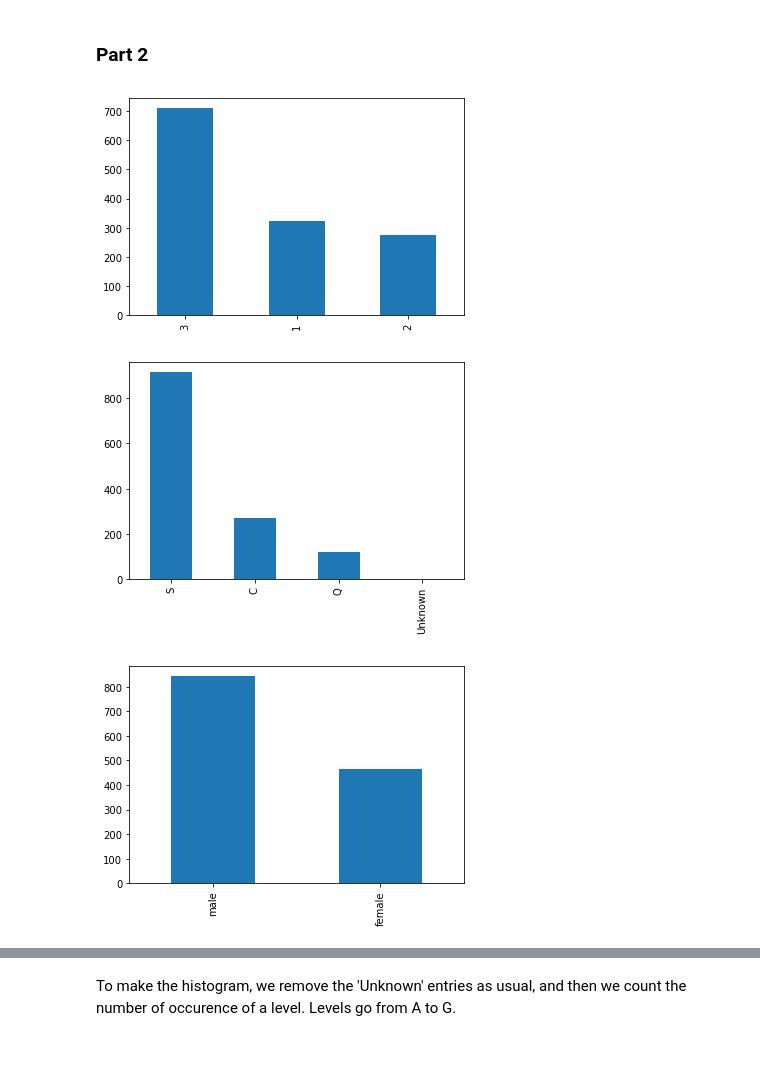
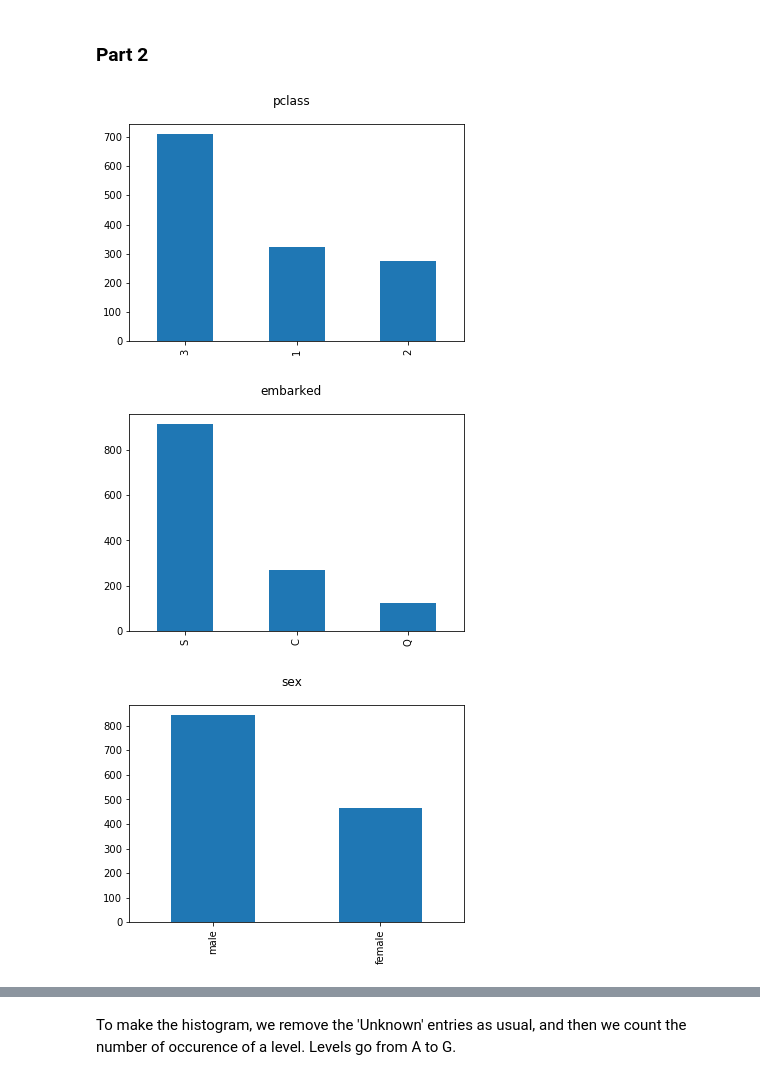
Before and after one commit to adrienruault/ada_molmaru, a Jupyter notebook: Homework01/Solution_task3.ipynb, the cells around one changed output, grey strips where cells are left out. Cells and saved outputs as stored; diff of their text form; code cells hidden in the pictures; blank space fills up the shorter version.

```diff
--- a/Homework01/Solution_task3.ipynb
+++ b/Homework01/Solution_task3.ipynb
@@ -208,9 +215,10 @@ age min: 0.1667 age max: 80.0
 # %%
 # sibsp not categorical ?
 to_categoricals = ['pclass','survived','sex','embarked']
-excel_content[to_categoricals] = excel_content[to_categoricals].astype('category')
+#excel_content[to_categoricals] = excel_content[to_categoricals].astype('category')-> does not work on my computer idk why
 
 for s in to_categoricals:
+    excel_content[s] = excel_content[s].astype('category')
     print(s + " categories: ")
     print(excel_content[s].cat.categories, "\n")
 
@@ -233,19 +241,19 @@ Index(['C', 'Q', 'S'], dtype='object')
 # %%
 import matplotlib.pyplot as plt
 categoricals_to_plot = ['pclass','embarked','sex']
 
 for elem in categoricals_to_plot:
-    plt.figure()
+    plt.figure().suptitle(elem)
     # Don't forget to put titles
     histo = excel_content[elem].value_counts().plot(kind='bar')
 
 
 #excel_content['age'].hist(bins=10)
 #pd.Series.hist()
 # %% [output]
-[figure, old version]
+[figure, new version]
-[figure, old version]
+[figure, new version]
-[figure, old version]
+[figure, new version]
 # %%
 age_values = excel_content['age']
 indexes_to_drop = []
```
Also changed, not shown: parts of 8 cells of this notebook.
